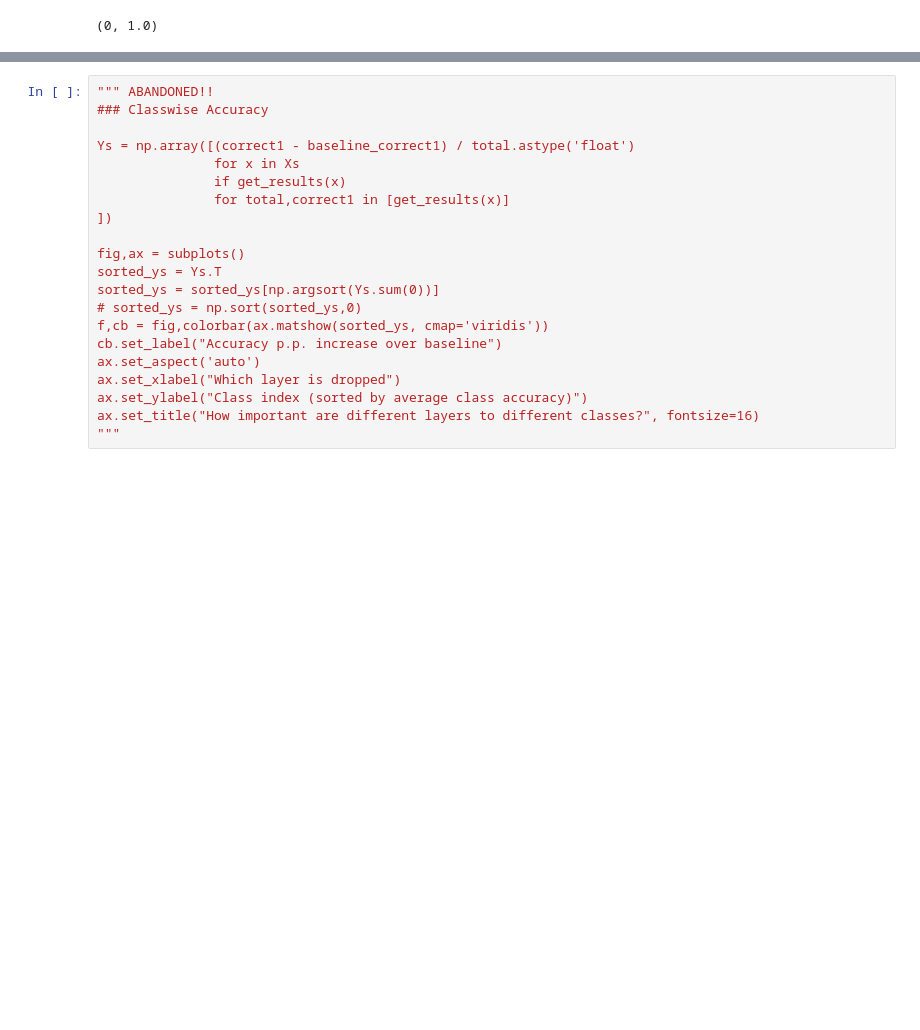
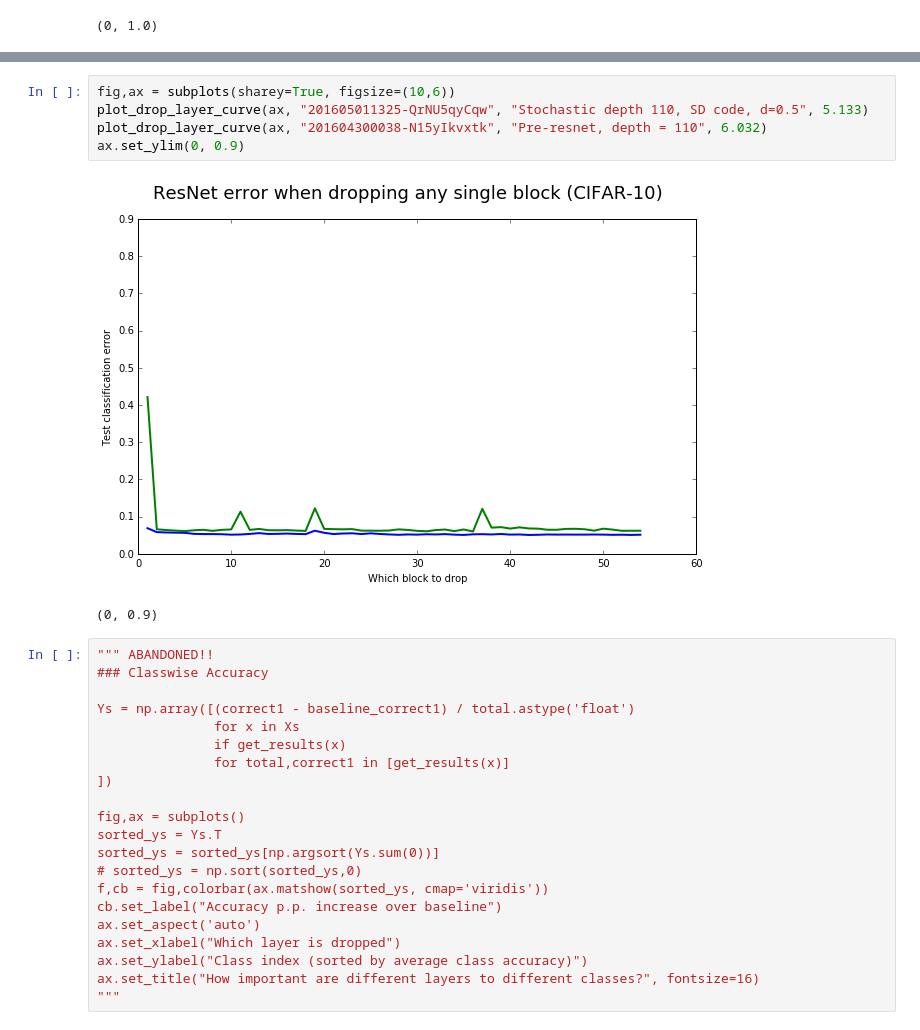
Before and after one commit to gcr/fb.resnet.torch-lesion-study, a Jupyter notebook: 2016-04-16 Resnet lesion study.ipynb, the cells around one changed output, grey strips where cells are left out. Saved outputs shown, nothing was run; the diff lists cells and outputs as text; blank space fills up the shorter version.

```diff
--- a/2016-04-16 Resnet lesion study.ipynb
+++ b/2016-04-16 Resnet lesion study.ipynb
@@ -90,6 +90,14 @@ ax2.legend()
 # %% [output]
 [figure]
 <matplotlib.legend.Legend at 0x...>
+# %%
+fig,ax = subplots(sharey=True, figsize=(10,6))
+plot_drop_layer_curve(ax, "201605011325-QrNU5qyCqw", "Stochastic depth 110, SD code, d=0.5", 5.133)
+plot_drop_layer_curve(ax, "201604300038-N15yIkvxtk", "Pre-resnet, depth = 110", 6.032)
+ax.set_ylim(0, 0.9)
+# %% [output]
+[figure, added]
+(0, 0.9)
 # %%
 """ ABANDONED!!
 ### Classwise Accuracy
```
Also changed, not shown: parts of 13 cells of this notebook.
